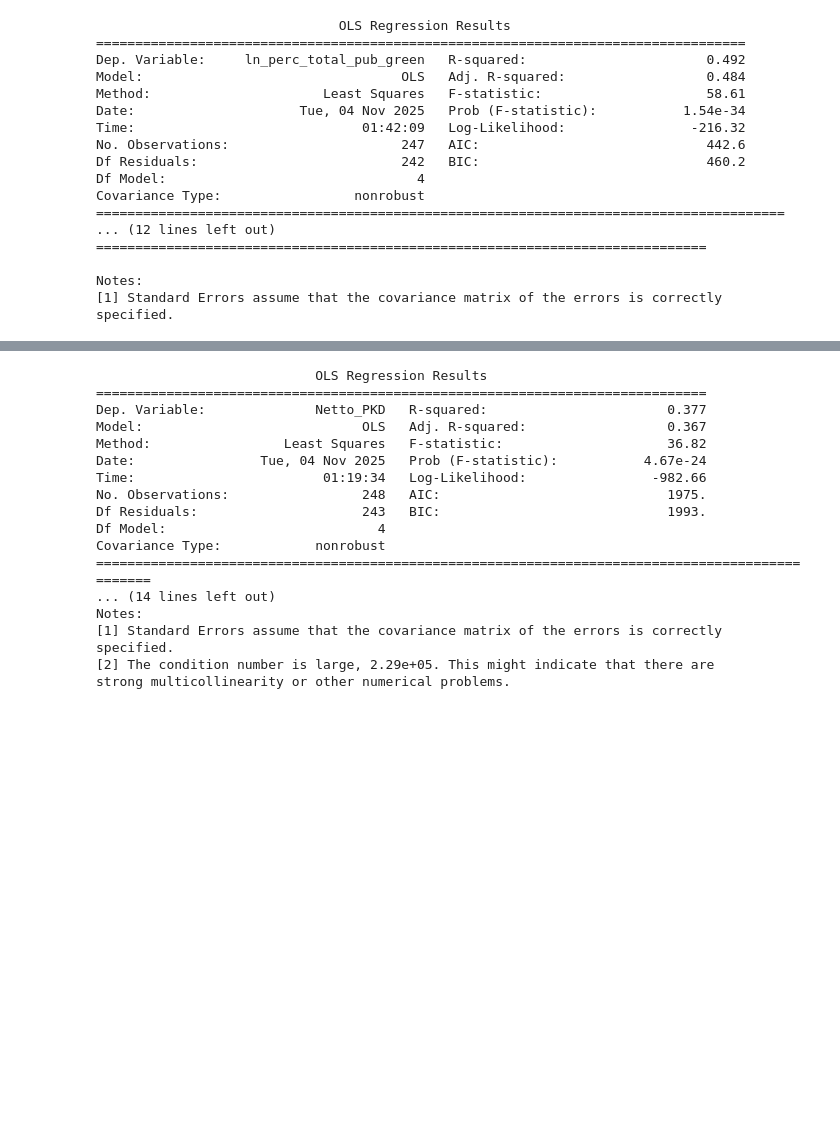
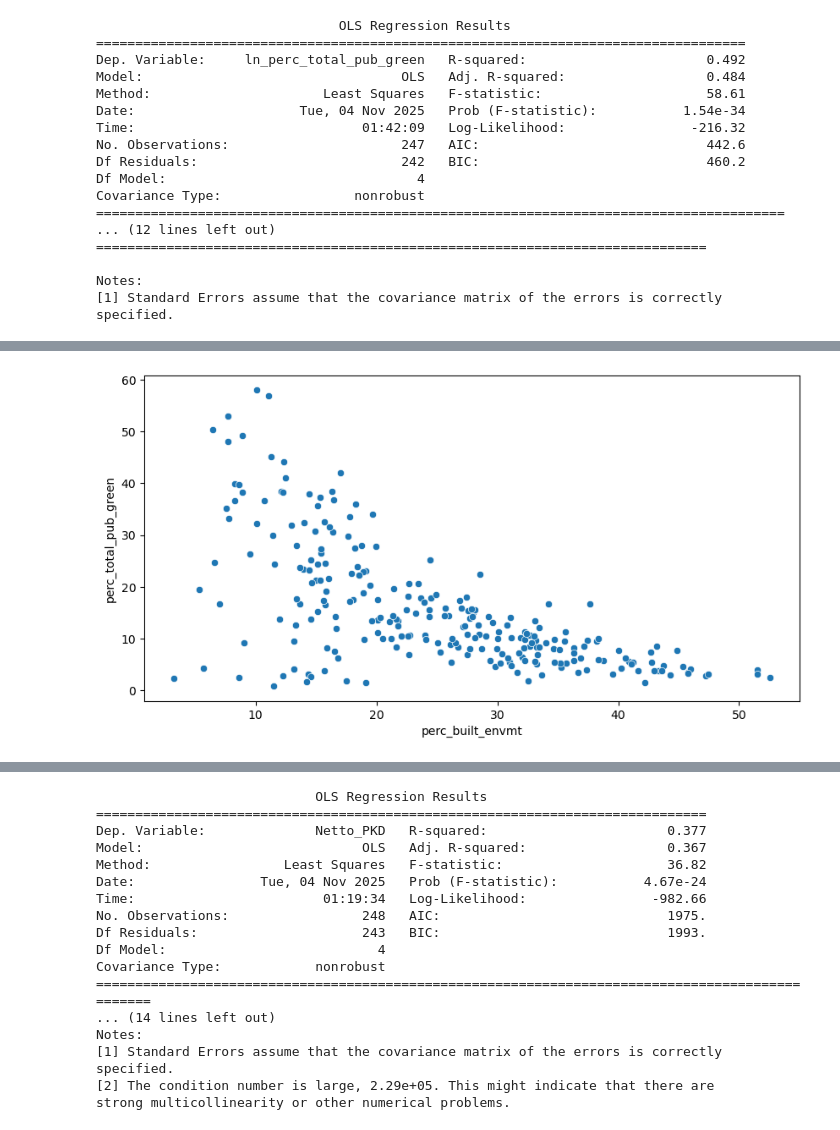
Before and after one commit to bram-villanueva/paper_project, a Jupyter notebook: group6_paper.ipynb, the cells around one changed output, grey strips where cells are left out. Drawn from its saved outputs; the diff is of its cells as text; code cells hidden in the pictures; blank space fills up the shorter version.

Commit message:
more scatter plots

```diff
--- a/group6_paper.ipynb
+++ b/group6_paper.ipynb
@@ -1564,0 +1571,6 @@ Notes:
+# %%
+# #Scatterplot:
+f, ax = plt.subplots(1,1, figsize=(10, 5))
+sns.scatterplot(x='perc_built_envmt', y='perc_total_pub_green', data=dfadeffil, ax=ax);
+# %% [output]
+[figure, added]
```
Also changed, not shown: parts of 5 cells of this notebook.
